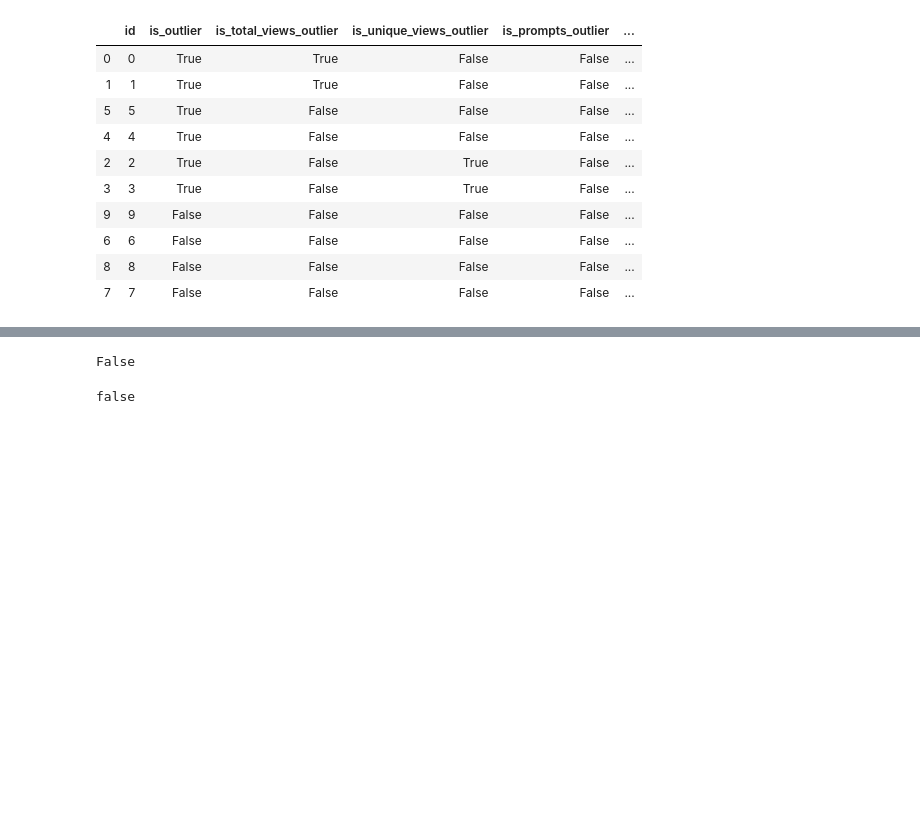
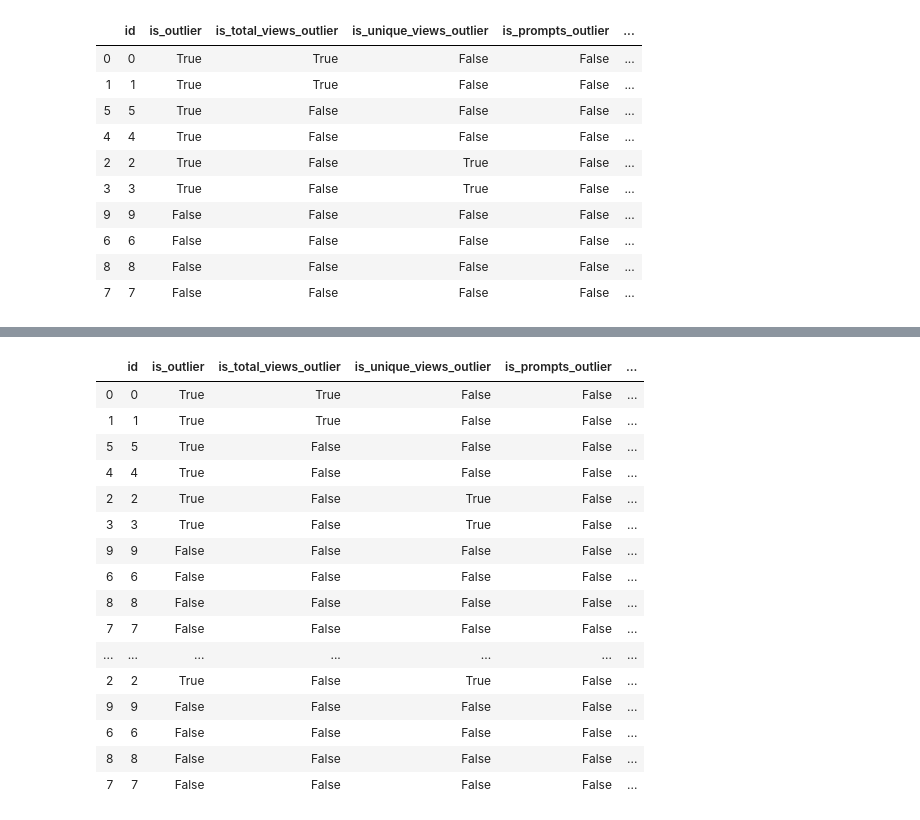
Before and after one commit to fmeiraf/dd_tokenomics, a Jupyter notebook: genesis_cohort_reward_function/reward_function.ipynb, the cells around one changed output, grey strips where cells are left out. Cells and saved outputs as stored; diff of their text form; code cells hidden in the pictures; blank space fills up the shorter version.

Commit message:
refactored so now functions are inserted and class method parameters, and also added method to generate multiple reward calcs for the same simulated sample

```diff
--- a/genesis_cohort_reward_function/reward_function.ipynb
+++ b/genesis_cohort_reward_function/reward_function.ipynb
@@ -457,34 +439,0 @@ sim_dt.sort_values('final_score', ascending=False)
-# %%
-test_parameters = {
-    'number_of_users_to_generate': 10,
-    'total_views_average':100,
-    'total_unique_views_average':30,
-    'total_prompts_created_average':10,
-    'total_curator_views_average': 15,
-    'average_curator_score': 10 ,
-    'number_of_curator_views':  5,
-    'reward_function': log_sum2,
-    'curator_views_compact':True,
-    'curator_scores_compact':True,
-    'total_views_compact':True,
-    'unique_views_compact':True,
-    'prompts_compact':True,
-    'compact_factor':0.2,
-    'extreme_factor':20,
-    'extreme_perc': 0.1,
-    'curator_scores_extreme':True,
-    'total_views_extreme': True,
-    'unique_views_extreme': True,
-    'prompts_extreme': False,
-    'curator_scores_constant': False,
-    'total_views_constant': False,
-    'unique_views_constant': False,
-    'prompts_constant': False,
-
-}
-
-sim_test = TestGenerator(**test_parameters)
-
-sim_dt = pd.DataFrame(sim_test.generate_user_with_scores())
-
-sim_dt.sort_values('final_score', ascending=False)
@@ -524,11 +440,27 @@ plt.show()
-# %%
-None == False
-# %% [output]
-False
-# %%
-if None:
-    print('true')
-else:
-    print('false')
-# %% [output]
-false
+# %%
+equations = [(linear_sum, [0.1, 0.1, 0.4, 0.4]),
+             (log_sum, [0.1, 0.1, 0.4, 0.4])]
+
+multi_dt = pd.DataFrame(sim_test.generate_multiple_comparison(random_seed=1, function_list=equations))
+
+
+
+multi_dt.sort_values('final_score', ascending=False)
+# %% [output]
+|  | id | is_outlier | is_total_views_outlier | is_unique_views_outlier | is_prompts_outlier | ... |
+| 0 | 0 | True | True | False | False | ... |
+| 1 | 1 | True | True | False | False | ... |
+| 5 | 5 | True | False | False | False | ... |
+| 4 | 4 | True | False | False | False | ... |
+| 2 | 2 | True | False | True | False | ... |
+| 3 | 3 | True | False | True | False | ... |
+| 9 | 9 | False | False | False | False | ... |
+| 6 | 6 | False | False | False | False | ... |
+| 8 | 8 | False | False | False | False | ... |
+| 7 | 7 | False | False | False | False | ... |
+| ... | ... | ... | ... | ... | ... | ... |
+| 2 | 2 | True | False | True | False | ... |
+| 9 | 9 | False | False | False | False | ... |
+| 6 | 6 | False | False | False | False | ... |
+| 8 | 8 | False | False | False | False | ... |
+| 7 | 7 | False | False | False | False | ... |
```
Also changed, not shown: parts of 12 cells of this notebook.
